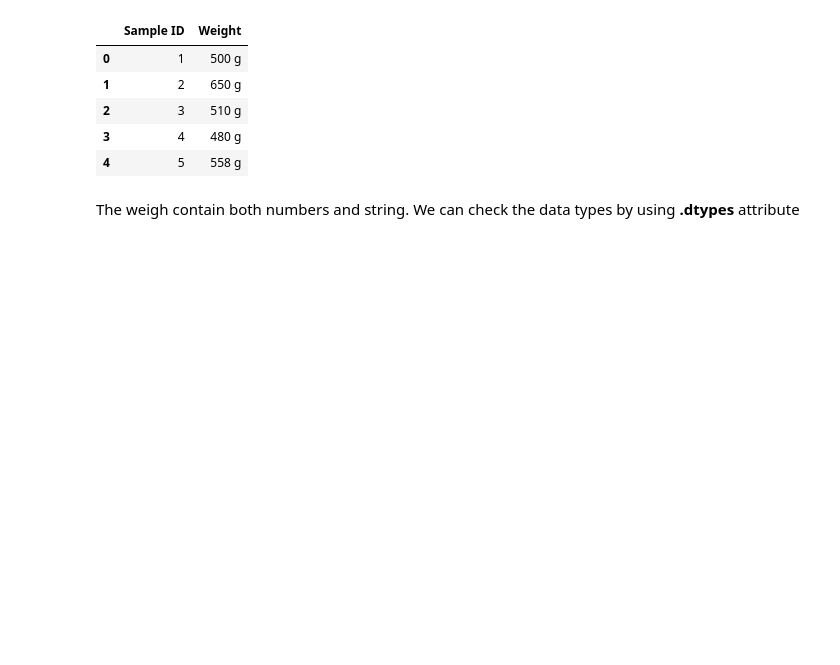
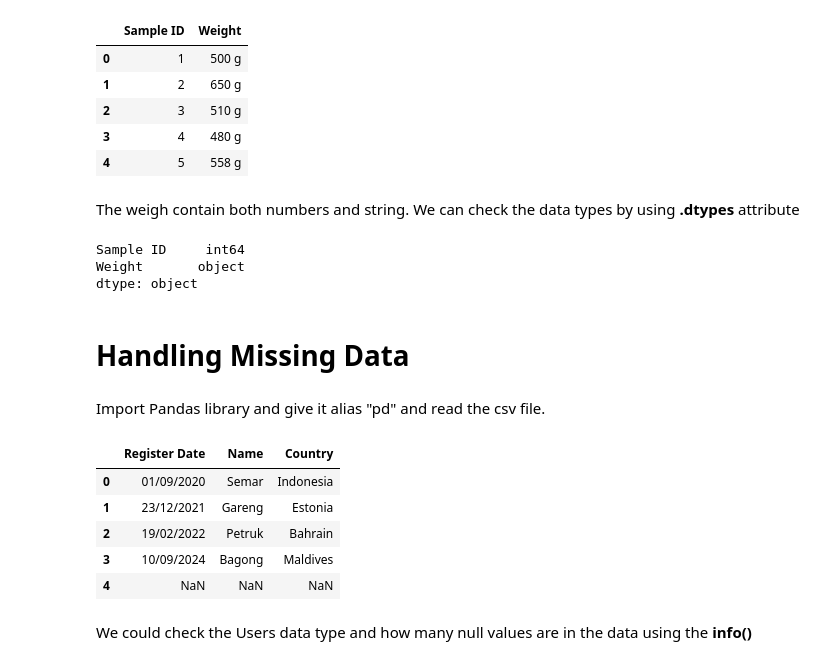
Before and after one commit to jpringgo/RevoU, a Jupyter notebook: RevoU_25Mar22_Python.ipynb, the cells around one changed output. Cells and saved outputs as stored; diff of their text form; code cells hidden in the pictures; blank space fills up the shorter version.

```diff
--- a/RevoU_25Mar22_Python.ipynb
+++ b/RevoU_25Mar22_Python.ipynb
@@ -16,3 +16,13 @@ sampleweight.head()
 | 4 | 5 | 558 g |
 # %% [markdown]
 The weigh contain both numbers and string. We can check the data types by using **.dtypes** attribute
+# %%
+sampleweight.dtypes
+# %% [output]
+Sample ID     int64
+Weight       object
+dtype: object
+# %% [markdown]
+# Handling Missing Data
+# %% [markdown]
+Import Pandas library and give it alias "pd" and read the csv file.
@@ -18,0 +31,12 @@ The weigh contain both numbers and string. We can check the data types by using
+# %%
+users  = pd.read_csv('Users.csv', sep = ';')
+users.head()
+# %% [output]
+|  | Register Date | Name | Country |
+| 0 | 01/09/2020 | Semar | Indonesia |
+| 1 | 23/12/2021 | Gareng | Estonia |
+| 2 | 19/02/2022 | Petruk | Bahrain |
+| 3 | 10/09/2024 | Bagong | Maldives |
+| 4 | NaN | NaN | NaN |
+# %% [markdown]
+We could check the Users data type and how many null values are in the data using the **info()**
```
Also changed, not shown: parts of 18 cells of this notebook.
